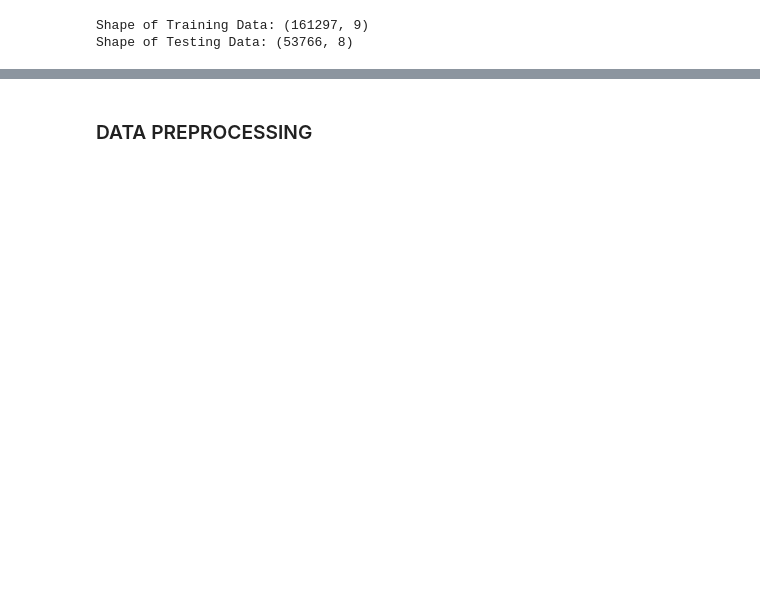
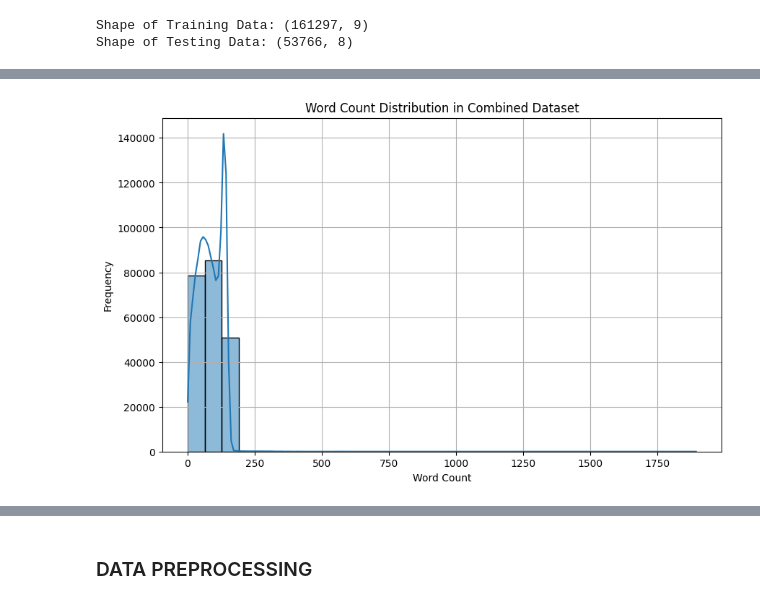
Before and after one commit to Iman-hamdan/aai-501-group7-sentiment-analysis-drug-reviews, a Jupyter notebook: final-project-drug-review-sentiment-analysis.ipynb, the cells around one changed output, grey strips where cells are left out. Saved outputs shown, nothing was run; the diff lists cells and outputs as text; code cells hidden in the pictures; blank space fills up the shorter version.

```diff
--- a/final-project-drug-review-sentiment-analysis.ipynb
+++ b/final-project-drug-review-sentiment-analysis.ipynb
@@ -228,0 +123,17 @@ train.head()
+# %%
+import matplotlib.pyplot as plt
+import seaborn as sns
+
+# Calculate word count directly on the 'review' column of the combined dataset
+word_counts = combined['review'].dropna().apply(lambda x: len(str(x).split()))
+
+# Plot the distribution of word counts
+plt.figure(figsize=(10, 6))
+sns.histplot(word_counts, bins=30, kde=True, edgecolor='black')
+plt.title('Word Count Distribution in Combined Dataset')
+plt.xlabel('Word Count')
+plt.ylabel('Frequency')
+plt.grid(True)
+plt.show()
+# %% [output]
+[figure, added]
```
Also changed, not shown: parts of 57 cells of this notebook, 5 other files.
